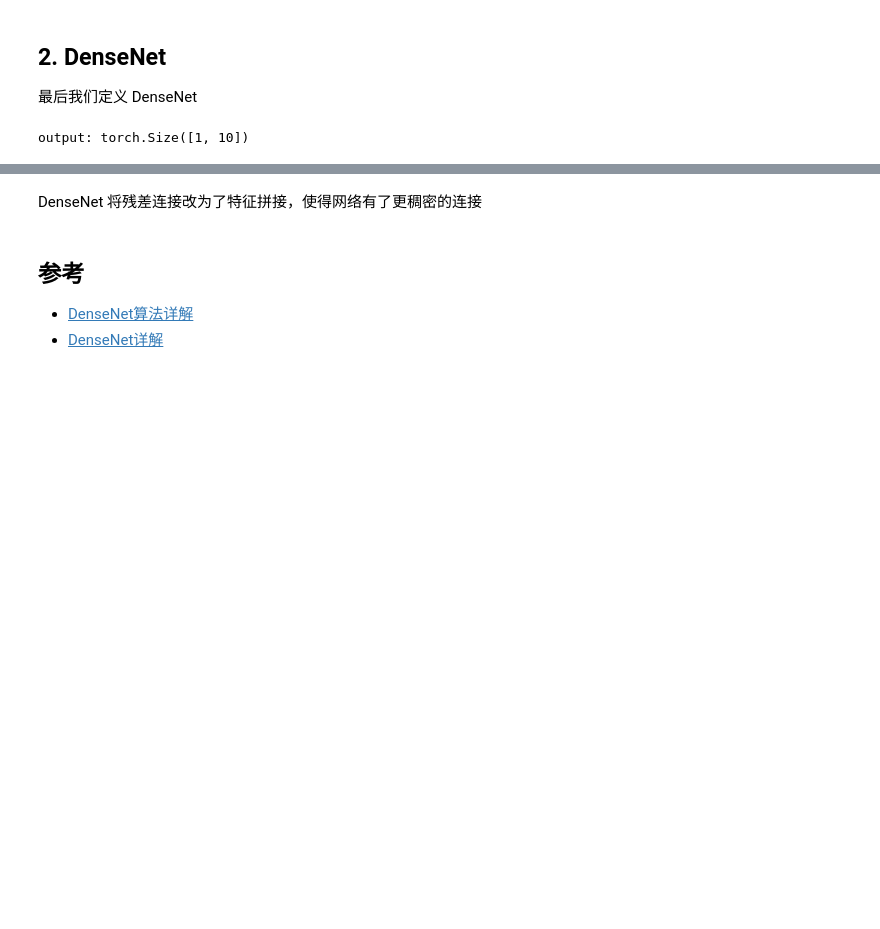
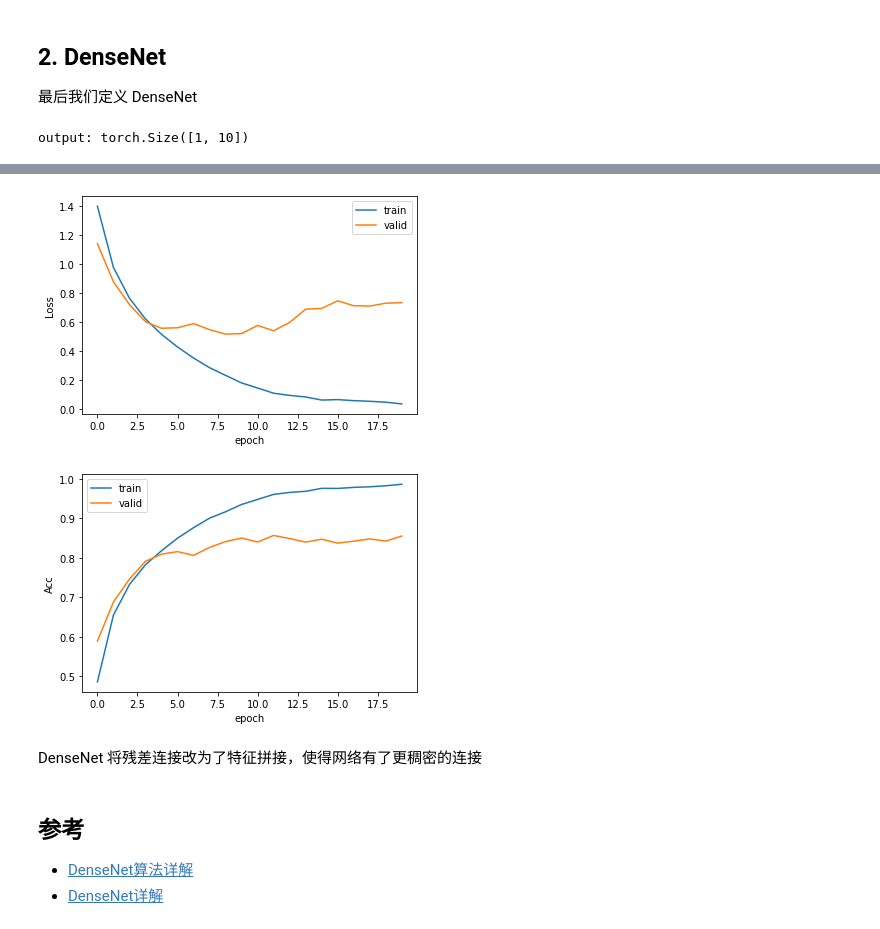
Before and after one commit to bushuhui/machinelearning_notebook, a Jupyter notebook: 7_deep_learning/1_CNN/07-densenet.ipynb, the cells around one changed output, grey strips where cells are left out. Drawn from its saved outputs; the diff is of its cells as text; code cells hidden in the pictures; blank space fills up the shorter version.

Commit message:
Add result of DenseNet

```diff
--- a/7_deep_learning/1_CNN/07-densenet.ipynb
+++ b/7_deep_learning/1_CNN/07-densenet.ipynb
@@ -97,9 +95,9 @@ output shape: 12 x 48 x 48
 
 最后我们定义 DenseNet
 # %%
-class densenet(nn.Module):
+class DenseNet(nn.Module):
     def __init__(self, in_channel, num_classes, growth_rate=32, block_layers=[6, 12, 24, 16]):
-        super(densenet, self).__init__()
+        super(DenseNet, self).__init__()
         self.block1 = nn.Sequential(
             nn.Conv2d(in_channel, 64, 7, 2, 3),
             nn.BatchNorm2d(64),
@@ -110,7 +108,7 @@ class densenet(nn.Module):
         channels = 64
         block = []
         for i, layers in enumerate(block_layers):
-            block.append(dense_block(channels, growth_rate, layers))
+            block.append(Dense_Block(channels, growth_rate, layers))
             channels += layers * growth_rate
             if i != len(block_layers) - 1:
                 block.append(transition(channels, channels // 2)) # 通过 transition 层将大小减半，通道数减半
@@ -158,4 +157,4 @@ optimizer = torch.optim.SGD(net.parameters(), lr=0.01)
 criterion = nn.CrossEntropyLoss()
 # %%
-train(net, train_data, test_data, 20, optimizer, criterion)
+res = train(net, train_data, test_data, 20, optimizer, criterion)
 # %% [output]
@@ -182,3 +181,29 @@ Epoch 19. Train Loss: 0.030183, Train Acc: 0.991168, Valid Loss: 0.887785, Valid
+# %%
+import matplotlib.pyplot as plt
+%matplotlib inline
+
+plt.plot(res[0], label='train')
+plt.plot(res[2], label='valid')
+plt.xlabel('epoch')
+plt.ylabel('Loss')
+plt.legend(loc='best')
+plt.savefig('fig-res-densenet-train-validate-loss.pdf')
+plt.show()
+
+plt.plot(res[1], label='train')
+plt.plot(res[3], label='valid')
+plt.xlabel('epoch')
+plt.ylabel('Acc')
+plt.legend(loc='best')
+plt.savefig('fig-res-densenet-train-validate-acc.pdf')
+plt.show()
+
+# save raw data
+import numpy
+numpy.save('fig-res-densenet_data.npy', res)
+# %% [output]
+[figure, added]
+[figure, added]
 # %% [markdown]
 DenseNet 将残差连接改为了特征拼接，使得网络有了更稠密的连接
 # %% [markdown]
```
Also changed, not shown: parts of 5 cells of this notebook, 2 other files.
